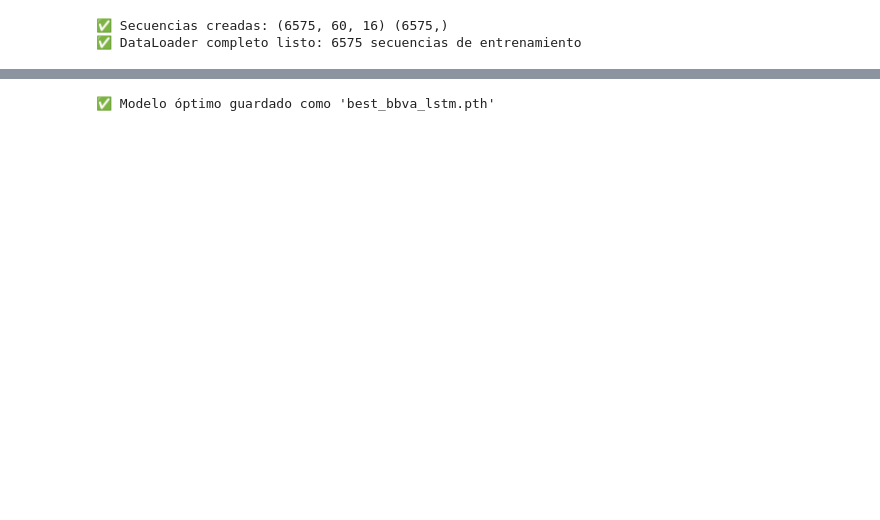
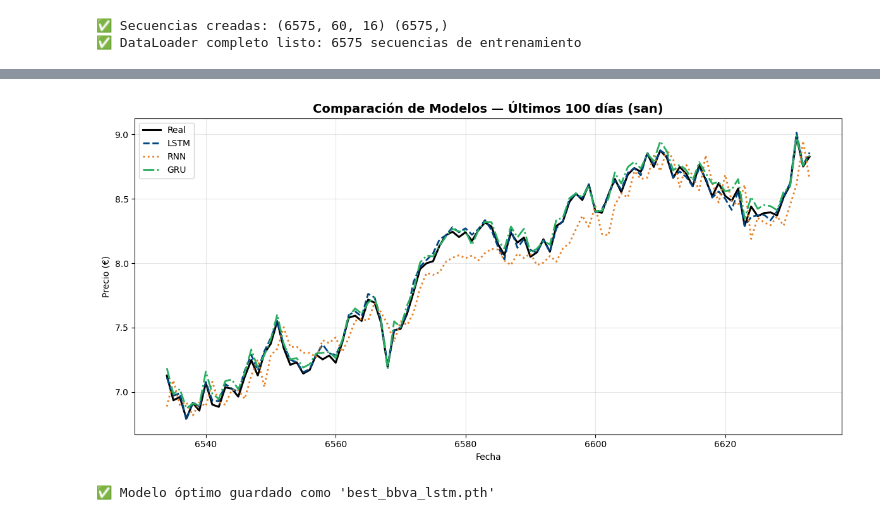
Before and after one commit to josean9/Caso02_Prediccion_BBVA_SANTANDER, a Jupyter notebook: notebooks/notebook_SAN.ipynb, the cells around one changed output, grey strips where cells are left out. Cells and saved outputs as stored; diff of their text form; code cells hidden in the pictures; blank space fills up the shorter version.

```diff
--- a/notebooks/notebook_SAN.ipynb
+++ b/notebooks/notebook_SAN.ipynb
@@ -444,0 +650,98 @@ Epoch 1300 | Loss: 0.000017 | No mejora: 42
+# %%
+from sklearn.metrics import mean_squared_error, mean_absolute_error, r2_score
+import matplotlib.pyplot as plt
+import numpy as np
+import torch
+
+# ============================================================
+# 📊 COMPARACIÓN ENTRE LSTM, RNN Y GRU (adaptado a tu escalado)
+# ============================================================
+
+device = torch.device("cuda" if torch.cuda.is_available() else "cpu")
+
+# ------------------------------------------------------------
+# Función auxiliar de predicción
+# ------------------------------------------------------------
+def predict_model(model, X_seq):
+    model.eval()
+    with torch.no_grad():
+        X_tensor = torch.tensor(X_seq, dtype=torch.float32).to(device)
+        preds_scaled = model(X_tensor).cpu().numpy().flatten()
+    return preds_scaled
+
+# ------------------------------------------------------------
+# Predicciones escaladas
+# ------------------------------------------------------------
+preds_LSTM = predict_model(model, X_seq)
+preds_RNN  = predict_model(model_RNN, X_seq)
+preds_GRU  = predict_model(model_GRU, X_seq)
+
+# ------------------------------------------------------------
+# Función para desescalar 'close' con tu scaler_cont
+# ------------------------------------------------------------
+def inverse_close(scaled_close_vec):
+    """
+    Desescala el vector 'close' usando el MinMaxScaler que se entrenó
+    sobre las columnas: features_to_scale.
+    """
+    n = len(scaled_close_vec)
+    # Creamos una matriz temporal con ceros del tamaño del scaler original
+    Z = np.zeros((n, len(features_to_scale)), dtype=np.float32)
+    Z[:, features_to_scale.index("close")] = scaled_close_vec
+    inv = scaler_cont.inverse_transform(Z)
+    return inv[:, features_to_scale.index("close")]
+
+# ------------------------------------------------------------
+# Desescalar todos los modelos
+# ------------------------------------------------------------
+y_real_full = inverse_close(y_seq)
+preds_real_LSTM = inverse_close(preds_LSTM)
+preds_real_RNN  = inverse_close(preds_RNN)
+preds_real_GRU  = inverse_close(preds_GRU)
+
+# ------------------------------------------------------------
+# Últimos 100 días
+# ------------------------------------------------------------
+n_tail = 100
+y_true_tail = y_real_full[-n_tail:]
+dates_tail = df_final.index[-(n_tail + 1):-1]
+pred_LSTM_tail = preds_real_LSTM[-n_tail:]
+pred_RNN_tail  = preds_real_RNN[-n_tail:]
+pred_GRU_tail  = preds_real_GRU[-n_tail:]
+
+# ------------------------------------------------------------
+# 📈 MÉTRICAS
+# ------------------------------------------------------------
+def print_metrics(name, y_true, y_pred):
+    mse = mean_squared_error(y_true, y_pred)
+    mae = mean_absolute_error(y_true, y_pred)
+    rmse = np.sqrt(mse)
+    r2 = r2_score(y_true, y_pred)
+    print(f"🔹 {name}")
+    print(f"   MSE:  {mse:.6f}")
+    print(f"   MAE:  {mae:.6f}")
+    print(f"   RMSE: {rmse:.6f}")
+    print(f"   R²:   {r2:.6f}\n")
+
+print("========== MÉTRICAS DE COMPARACIÓN ==========\n")
+print_metrics("LSTM", y_true_tail, pred_LSTM_tail)
+print_metrics("RNN",  y_true_tail, pred_RNN_tail)
+print_metrics("GRU",  y_true_tail, pred_GRU_tail)
+
+# ------------------------------------------------------------
+# 🎨 GRÁFICO DE COMPARACIÓN (últimos 100 días)
+# ------------------------------------------------------------
+plt.figure(figsize=(12, 6))
+plt.plot(dates_tail, y_true_tail, color="#000000", linewidth=2.2, label="Real")
+plt.plot(dates_tail, pred_LSTM_tail, color="#004481", linestyle="--", linewidth=2, label="LSTM")
+plt.plot(dates_tail, pred_RNN_tail,  color="#E67E22", linestyle=":", linewidth=2, label="RNN")
+plt.plot(dates_tail, pred_GRU_tail,  color="#27AE60", linestyle="-.", linewidth=2, label="GRU")
+
+plt.title(f"Comparación de Modelos — Últimos 100 días (san)", fontsize=14, fontweight="bold")
+plt.xlabel("Fecha")
+plt.ylabel("Precio (€)")
+plt.grid(alpha=0.3)
+plt.legend()
+plt.tight_layout()
+plt.show()
+# %% [output]
@@ -445,3 +767,4 @@ Epoch 1300 | Loss: 0.000017 | No mejora: 42
+[figure, added]
 # %%
 
 # ------------------------------------------------------------
```
Also changed, not shown: parts of 8 cells of this notebook, 4 other files.
